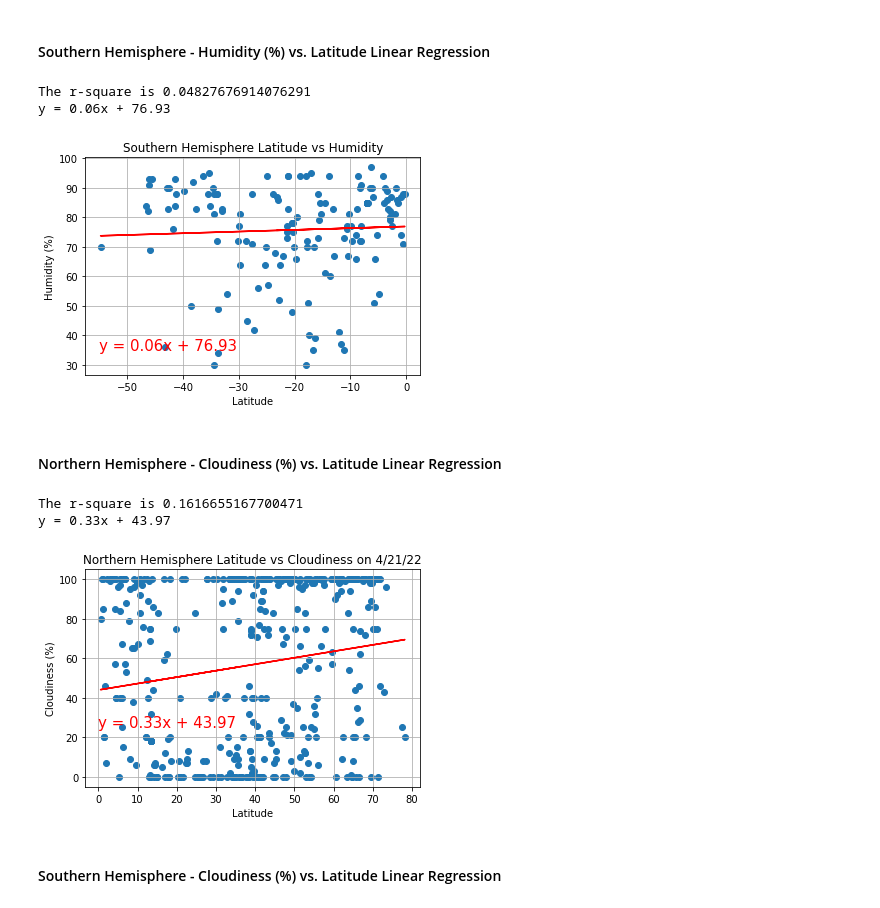
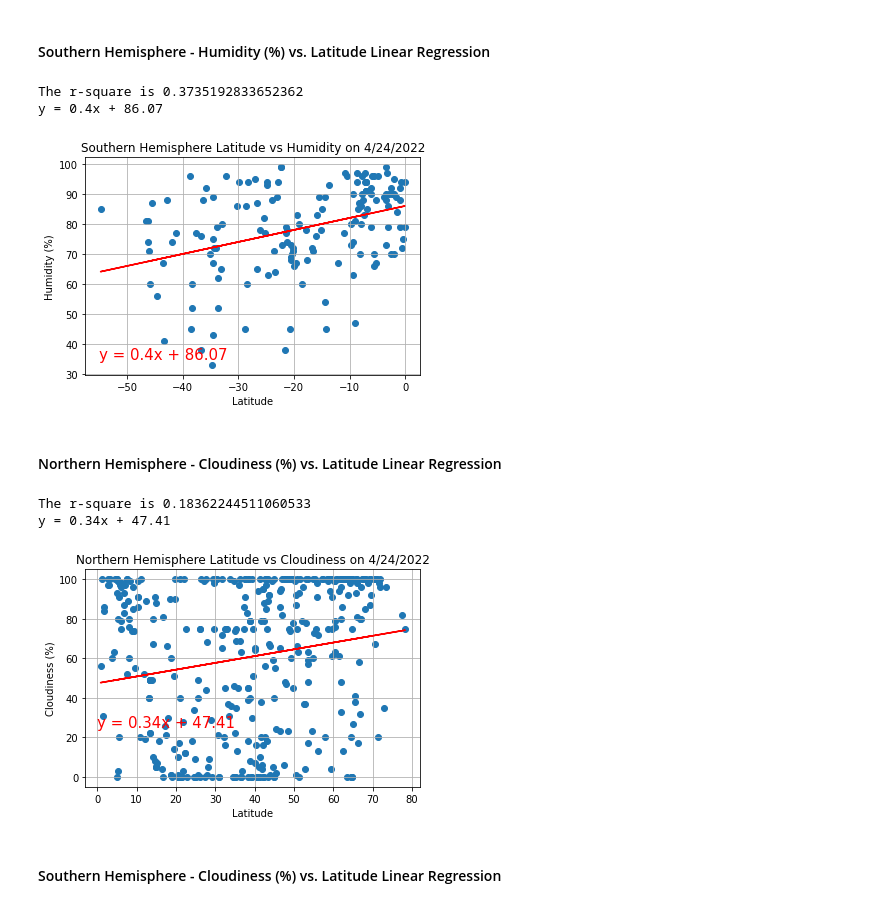
Before and after one commit to mward95/Python_API_Challenge_, a Jupyter notebook: Final_code/WeatherPy.ipynb, the cells around one changed output. Cells and saved outputs as stored; diff of their text form; code cells hidden in the pictures.

```diff
--- a/Final_code/WeatherPy.ipynb
+++ b/Final_code/WeatherPy.ipynb
@@ -350,19 +350,19 @@ y = 0.39x + 52.49
 # %%
 x_values = Southern_DF["Lat"]
 y_values = Southern_DF["Humidity"]
 regEQplotX = -55
 regEQplotY = 35
 y_label = "Humidity (%)"
-plt.title(f"Southern Hemisphere Latitude vs Humidity")
+plt.title(f"Southern Hemisphere Latitude vs Humidity on 4/24/2022")
 linearRegression(x_values,y_values,regEQplotX,regEQplotY,y_label)
 
 
 plt.savefig("./figures/SH_humidity_vs_lat_regress.png", bbox_inches='tight')
 plt.show()
 # %% [output]
-The r-square is 0.04827676914076291
-y = 0.06x + 76.93
+The r-square is 0.3735192833652362
+y = 0.4x + 86.07
-[figure, old version]
+[figure, new version]
 # %% [markdown]
 ####  Northern Hemisphere - Cloudiness (%) vs. Latitude Linear Regression
 # %%
@@ -371,16 +371,16 @@ y_values = Northern_DF["Cloudiness"]
 regEQplotX = 0
 regEQplotY = 25
 y_label = "Cloudiness (%)"
-plt.title(f"Northern Hemisphere Latitude vs Cloudiness on 4/21/22")
+plt.title(f"Northern Hemisphere Latitude vs Cloudiness on 4/24/2022")
 linearRegression(x_values,y_values,regEQplotX,regEQplotY,y_label)
 
 
 plt.savefig("./figures/NH_cloudiness_vs_lat_regress.png", bbox_inches='tight')
 plt.show()
 # %% [output]
-The r-square is 0.1616655167700471
-y = 0.33x + 43.97
+The r-square is 0.18362244511060533
+y = 0.34x + 47.41
-[figure, old version]
+[figure, new version]
 # %% [markdown]
 ####  Southern Hemisphere - Cloudiness (%) vs. Latitude Linear Regression
 # %%
```
Also changed, not shown: parts of 16 cells of this notebook, 15 other files.
